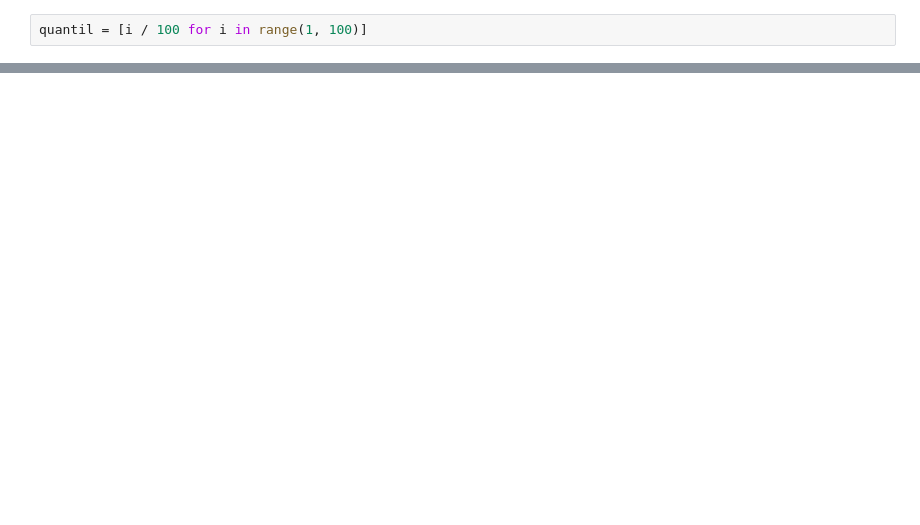
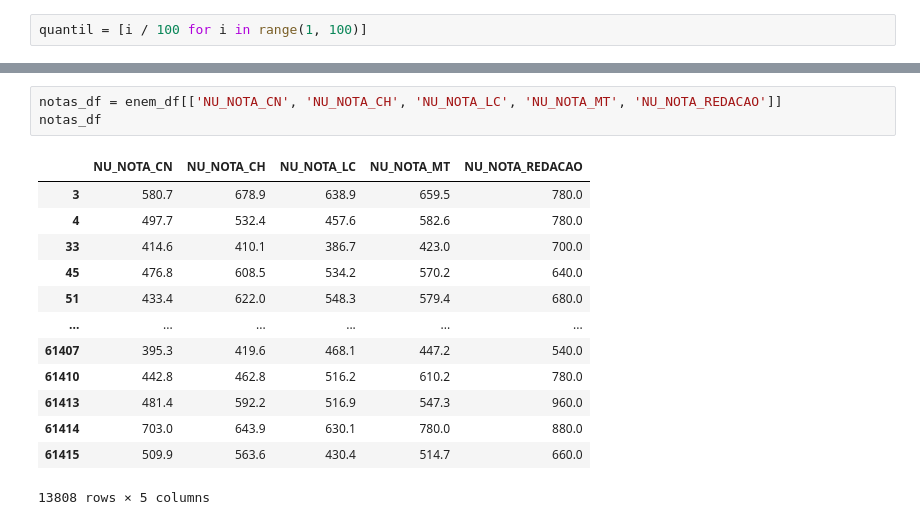
Before and after one commit to romulovieira777/Analise_Exploratoria_de_Dados_com_Python, a Jupyter notebook: Modulo_03_Medidas_Estatisticas/03_Analise_Exploratoria_de_Dados.ipynb, the cells around one changed output, grey strips where cells are left out. Saved outputs shown, nothing was run; the diff lists cells and outputs as text; blank space fills up the shorter version.

```diff
--- a/Modulo_03_Medidas_Estatisticas/03_Analise_Exploratoria_de_Dados.ipynb
+++ b/Modulo_03_Medidas_Estatisticas/03_Analise_Exploratoria_de_Dados.ipynb
@@ -1929,0 +2087,17 @@ Name: NU_NOTA_MT, Length: 99, dtype: float64
+# %%
+notas_df = enem_df[['NU_NOTA_CN', 'NU_NOTA_CH', 'NU_NOTA_LC', 'NU_NOTA_MT', 'NU_NOTA_REDACAO']]
+notas_df
+# %% [output]
+|  | NU_NOTA_CN | NU_NOTA_CH | NU_NOTA_LC | NU_NOTA_MT | NU_NOTA_REDACAO |
+| 3 | 580.7 | 678.9 | 638.9 | 659.5 | 780.0 |
+| 4 | 497.7 | 532.4 | 457.6 | 582.6 | 780.0 |
+| 33 | 414.6 | 410.1 | 386.7 | 423.0 | 700.0 |
+| 45 | 476.8 | 608.5 | 534.2 | 570.2 | 640.0 |
+| 51 | 433.4 | 622.0 | 548.3 | 579.4 | 680.0 |
+| ... | ... | ... | ... | ... | ... |
+| 61407 | 395.3 | 419.6 | 468.1 | 447.2 | 540.0 |
+| 61410 | 442.8 | 462.8 | 516.2 | 610.2 | 780.0 |
+| 61413 | 481.4 | 592.2 | 516.9 | 547.3 | 960.0 |
+| 61414 | 703.0 | 643.9 | 630.1 | 780.0 | 880.0 |
+| 61415 | 509.9 | 563.6 | 430.4 | 514.7 | 660.0 |
+13808 rows × 5 columns
```
Also changed, not shown: parts of 88 cells of this notebook.
